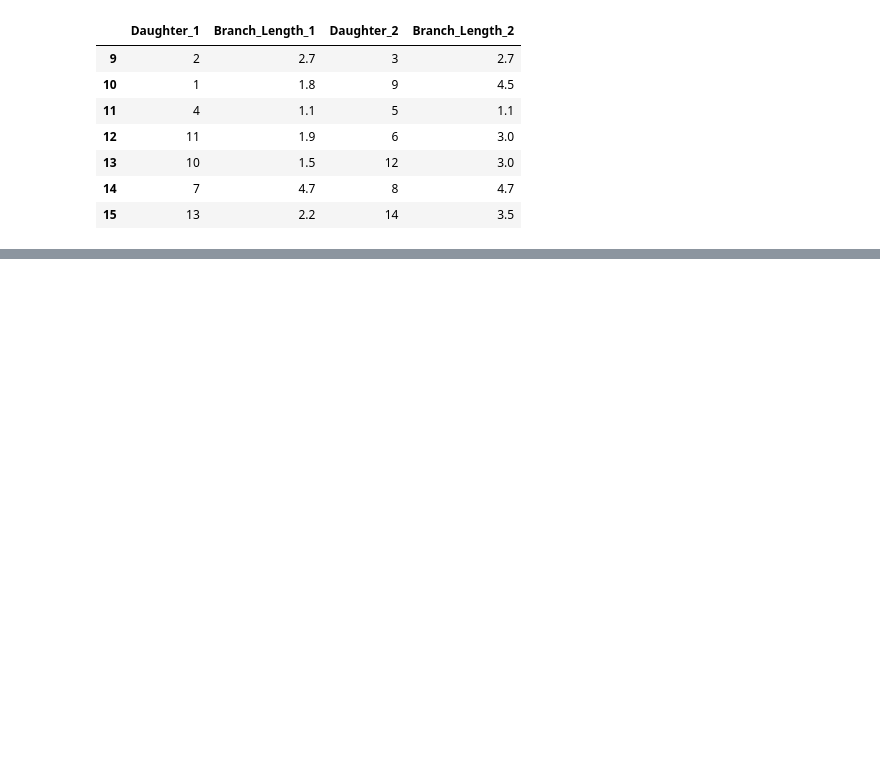
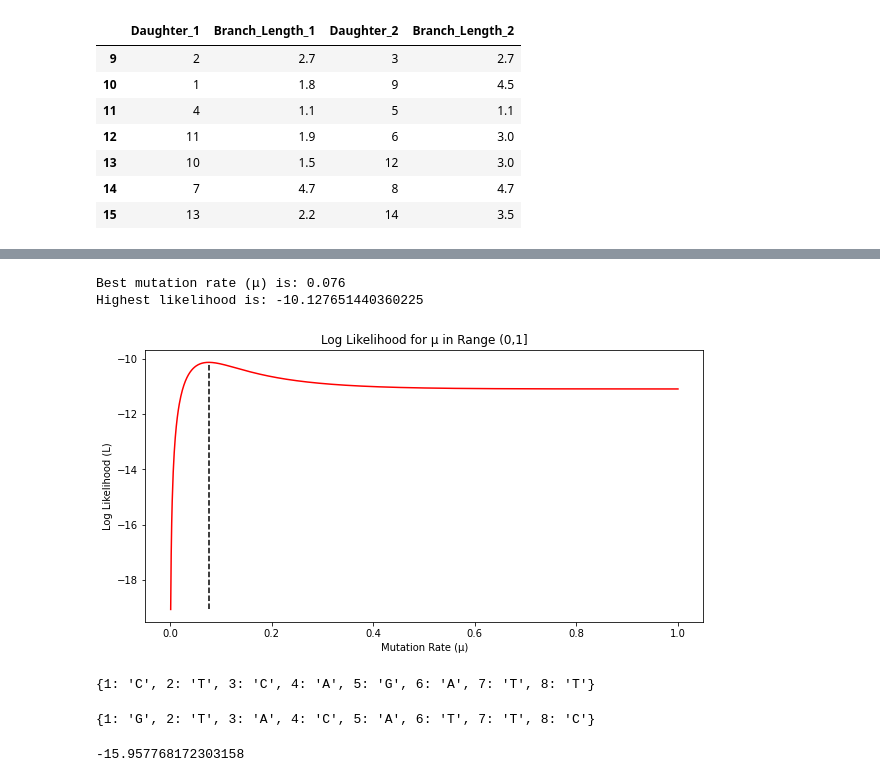
Before and after one commit to TomMakesThings/Phylogenetic-Tree-Inference, a Jupyter notebook: Phylogenetics.ipynb, the cells around one changed output, grey strips where cells are left out. Saved outputs shown, nothing was run; the diff lists cells and outputs as text; code cells hidden in the pictures; blank space fills up the shorter version.

```diff
--- a/Phylogenetics.ipynb
+++ b/Phylogenetics.ipynb
@@ -260,0 +252,62 @@ array([[0.022755026697475443, 0.03412597856353133, 0.0009460247316386124,
+# %%
+def optimiseMu(tree):
+    # Generate mu values in range 0, 0.01, ..., 0.99, 1
+    mu_values = np.array([i/1000 for i in range(1, 1001)])
+    # Create placeholder for likelihood values
+    mu_likelihoods = np.full(len(mu_values), None)
+
+    # Record likelihood for each mu
+    for i in range(len(mu_values)):
+        mutation_rate = mu_values[i]
+        likelihood = tree.calculateLikelihood(mu = mutation_rate)
+        mu_likelihoods[i] = likelihood
+
+    best_mu = mu_values[np.argmax(mu_likelihoods)]
+    highest_likelihood = max(mu_likelihoods)
+
+    return(mu_likelihoods, mu_values, best_mu, highest_likelihood)
+
+likelihoods, mu_vals, optimal_mu, mu_likelihood = optimiseMu(tree_inference)
+
+print("Best mutation rate (\u03bc) is: " + str(optimal_mu))
+print("Highest likelihood is: " + str(mu_likelihood))
+# %% [output]
+Best mutation rate (μ) is: 0.076
+Highest likelihood is: -10.127651440360225
+# %%
+# Plot log likelihood over mutation rate
+fig = plt.figure(figsize = (10, 5))
+plt.plot(mu_vals, likelihoods, color = "red")
+plt.vlines(x = optimal_mu,
+           ymin = min(likelihoods),
+           ymax = max(likelihoods),
+           colors = 'black',
+           ls = '--')
+plt.xlabel("Mutation Rate (\u03bc)")
+plt.ylabel("Log Likelihood (L)")
+
+# displaying the title
+plt.title("Log Likelihood for \u03bc in Range (0,1]")
+plt.show()
+fig.savefig("Original_Tree_Likelihood.pdf", bbox_inches = "tight")
+# %% [output]
+[figure, added]
+# %%
+new_tree_leaves = {1: "C", 2: "T", 3: "C", 4: "A", 5: "G", 6: "A", 7: "T", 8: "T"}
+
+# Reassign leaf values
+tree_inference.leaf_values = new_tree_leaves
+tree_inference.leaf_values
+# %% [output]
+{1: 'C', 2: 'T', 3: 'C', 4: 'A', 5: 'G', 6: 'A', 7: 'T', 8: 'T'}
+# %%
+# Generate new leaf bases
+random_leaf_values = random.choices(["A", "C", "G", "T"], k = len(tree_leaves))
+random_tree_leaves = dict(zip(list(range(1, len(random_leaf_values) + 1)), random_leaf_values))
+print(random_tree_leaves)
+# %% [output]
+{1: 'G', 2: 'T', 3: 'A', 4: 'C', 5: 'A', 6: 'T', 7: 'T', 8: 'C'}
+# %%
+tree_inference.calculateLikelihood(tree_inference.mu)
+# %% [output]
+-15.957768172303158
```
Also changed, not shown: parts of 5 cells of this notebook, 1 other file.
